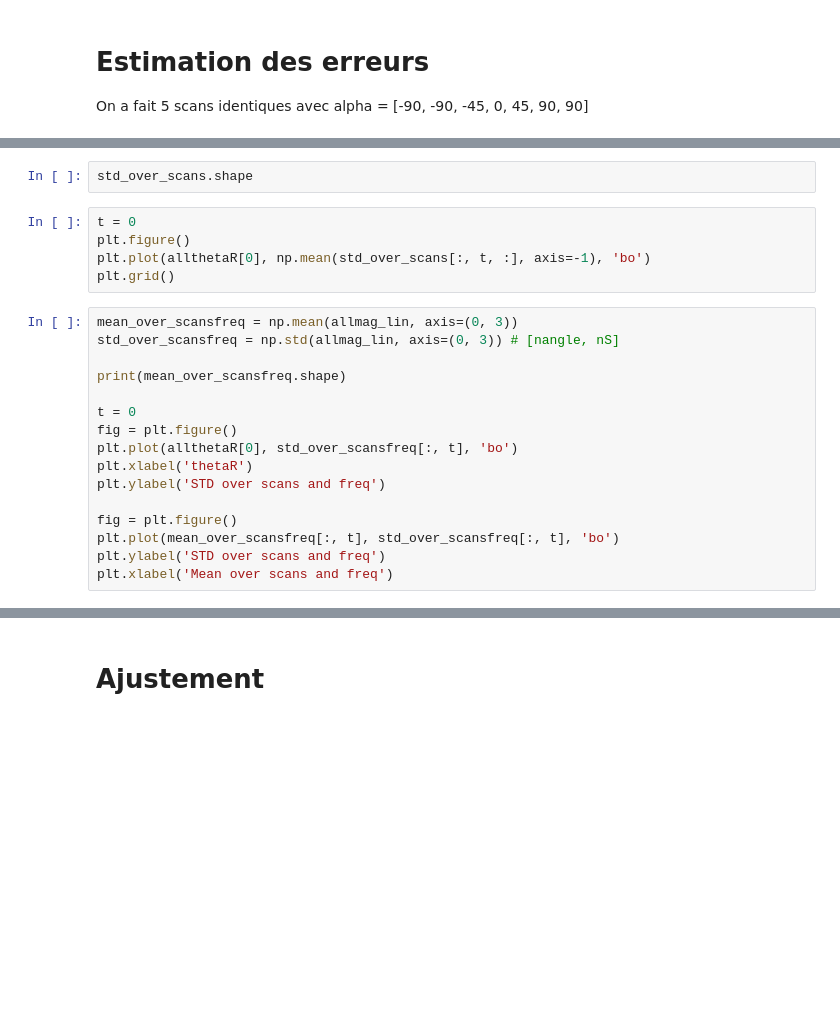
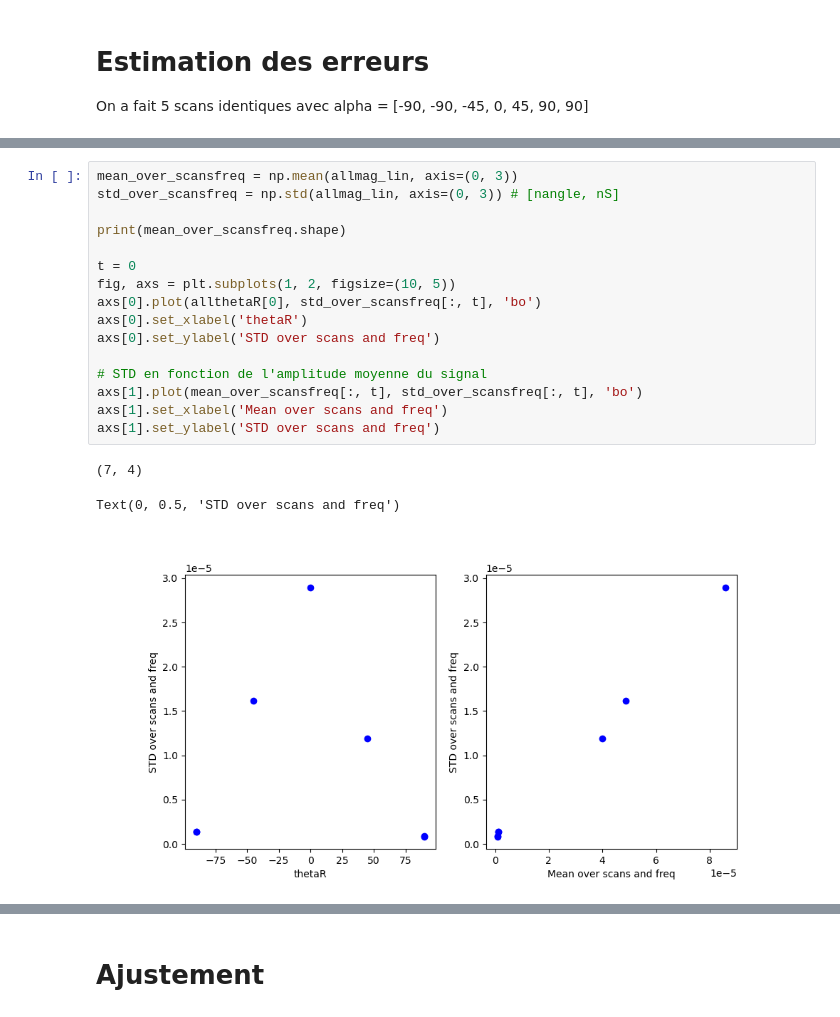
Before and after one commit to mousset/COSMOCal, a Jupyter notebook: Analyse_Malus_thetaR.ipynb, the cells around one changed output, grey strips where cells are left out. Cells and saved outputs as stored; diff of their text form; blank space fills up the shorter version.

```diff
--- a/Analyse_Malus_thetaR.ipynb
+++ b/Analyse_Malus_thetaR.ipynb
@@ -270,23 +373,20 @@ plt.grid()
-# %%
-std_over_scans.shape
-# %%
-t = 0
-plt.figure()
-plt.plot(allthetaR[0], np.mean(std_over_scans[:, t, :], axis=-1), 'bo')
-plt.grid()
 # %%
 mean_over_scansfreq = np.mean(allmag_lin, axis=(0, 3))
 std_over_scansfreq = np.std(allmag_lin, axis=(0, 3)) # [nangle, nS]
 
 print(mean_over_scansfreq.shape)
 
 t = 0
-fig = plt.figure()
-plt.plot(allthetaR[0], std_over_scansfreq[:, t], 'bo')
-plt.xlabel('thetaR')
-plt.ylabel('STD over scans and freq')
+fig, axs = plt.subplots(1, 2, figsize=(10, 5))
+axs[0].plot(allthetaR[0], std_over_scansfreq[:, t], 'bo')
+axs[0].set_xlabel('thetaR')
+axs[0].set_ylabel('STD over scans and freq')
 
-fig = plt.figure()
-plt.plot(mean_over_scansfreq[:, t], std_over_scansfreq[:, t], 'bo')
-plt.ylabel('STD over scans and freq')
-plt.xlabel('Mean over scans and freq')
+# STD en fonction de l'amplitude moyenne du signal
+axs[1].plot(mean_over_scansfreq[:, t], std_over_scansfreq[:, t], 'bo')
+axs[1].set_xlabel('Mean over scans and freq')
+axs[1].set_ylabel('STD over scans and freq')
+# %% [output]
+(7, 4)
+Text(0, 0.5, 'STD over scans and freq')
+[figure, added]
```
Also changed, not shown: parts of 27 cells of this notebook, 2 other files.
